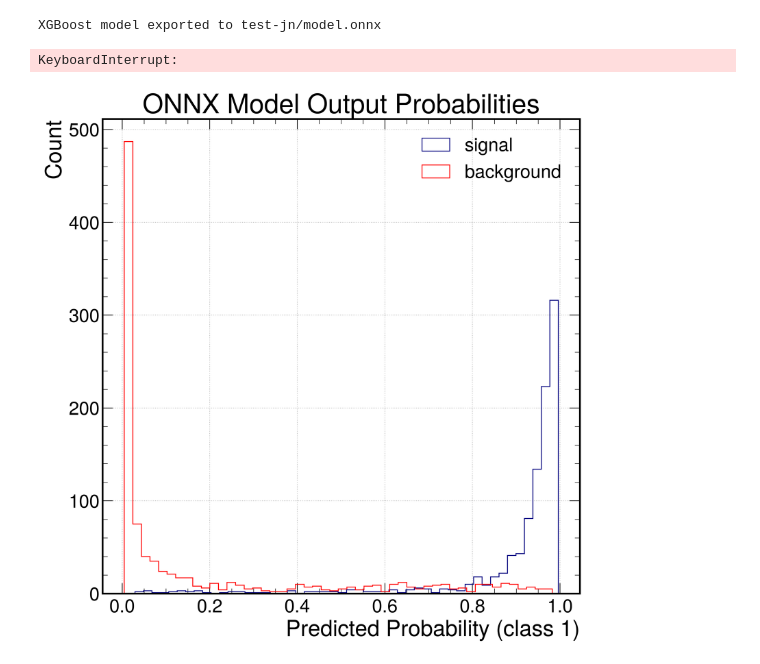
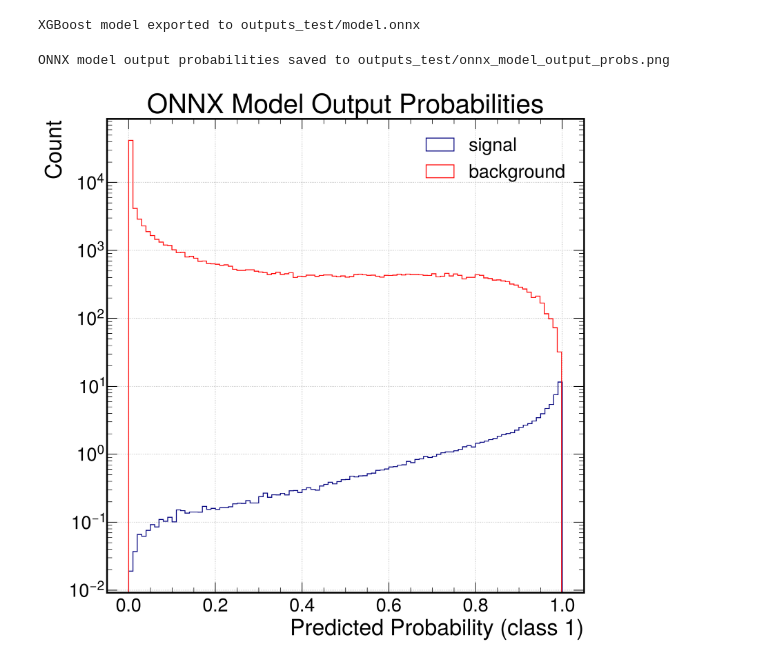
Before and after one commit to Oguz-Guzel/XGBoost_BinaryClassifier_bbww, a Jupyter notebook: train_example.ipynb, the cells around one changed output. Drawn from its saved outputs; the diff is of its cells as text; code cells hidden in the pictures.

Commit message:
update training notebook and outputs

```diff
--- a/train_example.ipynb
+++ b/train_example.ipynb
@@ -41,0 +25,8 @@ Loaded data with 100000 samples and 68 features
+# %%
+output_dir = 'outputs_test'
+os.makedirs(output_dir, exist_ok=True)
+seed = 42
+config_dict = {
+        "output_dir": output_dir,
+        "seed": seed,
+}
@@ -197,0 +87,14 @@ Score distribution saved to test-jn/xgb_score_dist_normalised.png
+# %%
+# Create DMatrix for training and testing
+
+# Add Gaussian noise to features during training
+# def add_feature_noise(X, noise_level=0.01):
+#     noise = np.random.normal(0, noise_level, X.shape)
+#     return X + noise
+
+# X_train_noisy = add_feature_noise(X_train, noise_level=0.01)
+# dtrain = xgb.DMatrix(X_train_noisy, label=y_train, weight=weights_train)
+
+dtrain = xgb.DMatrix(X_train, label=y_train, weight=weights_train)
+dvalid = xgb.DMatrix(X_valid, label=y_valid, weight=weights_valid)
+dtest = xgb.DMatrix(X_test, label=y_test, weight=weights_test)
@@ -295,7 +402,7 @@ import onnxmltools
 from onnxmltools.convert.common.data_types import FloatTensorType
 
 onnx_model = onnxmltools.convert_xgboost(
-    model,
+    bst,
     initial_types=[("float_input", FloatTensorType([None, X_train.shape[1]]))],
 )
 onnx_path = f"{output_dir}/model.onnx"
@@ -303,7 +410,7 @@ with open(onnx_path, "wb") as f:
     f.write(onnx_model.SerializeToString())
 print(f"XGBoost model exported to {onnx_path}")
 # %% [output]
-XGBoost model exported to test-jn/model.onnx
+XGBoost model exported to outputs_test/model.onnx
 # %%
 import onnxruntime as ort
 import numpy as np
@@ -313,8 +420,8 @@ input_name = sess.get_inputs()[0].name
 output_names = [o.name for o in sess.get_outputs()]
 
 # Example input: use a real sample from your training data
-signal_sample = df[df.HH == 1].sample(n=1000, random_state=seed)[feature_cols].values
-bkg_sample = df[df.bkg == 1].sample(n=1000, random_state=seed)[feature_cols].values
+signal_sample = df[df.HH == 1].sample(n=100000, random_state=seed)[feature_cols].values
+bkg_sample = df[df.bkg == 1].sample(n=100000, random_state=seed)[feature_cols].values
 
 signal_outputs = sess.run(output_names, {input_name: signal_sample.astype(np.float32)})
 bkg_outputs = sess.run(output_names, {input_name: bkg_sample.astype(np.float32)})
@@ -323,28 +430,29 @@ bkg_probs = bkg_outputs[1]
 # %%
 plt.figure()
 plt.hist(
     signal_probs[:, 1],
-    bins=50,
-    color="skyblue",
+    bins=100,
+    color="navy",
     histtype="step",
-    edgecolor="navy",
     label="signal",
+    density=True
 )
 plt.hist(
     bkg_probs[:, 1],
-    bins=50,
-    color="salmon",
+    bins=100,
+    color="red",
     histtype="step",
-    edgecolor="red",
     label="background",
+    density=False
 )
 plt.xlabel("Predicted Probability (class 1)")
 plt.ylabel("Count")
 plt.title("ONNX Model Output Probabilities")
 plt.grid(True)
+plt.gca().set_yscale("log")
 plt.legend()
 plt.savefig(f"{output_dir}/onnx_model_output_probs.png")
 print(f"ONNX model output probabilities saved to {output_dir}/onnx_model_output_probs.png")
 # %% [output]
-KeyboardInterrupt:
+ONNX model output probabilities saved to outputs_test/onnx_model_output_probs.png
-[figure, old version]
+[figure, new version]
```
Also changed, not shown: parts of 18 cells of this notebook, 9 other files.
